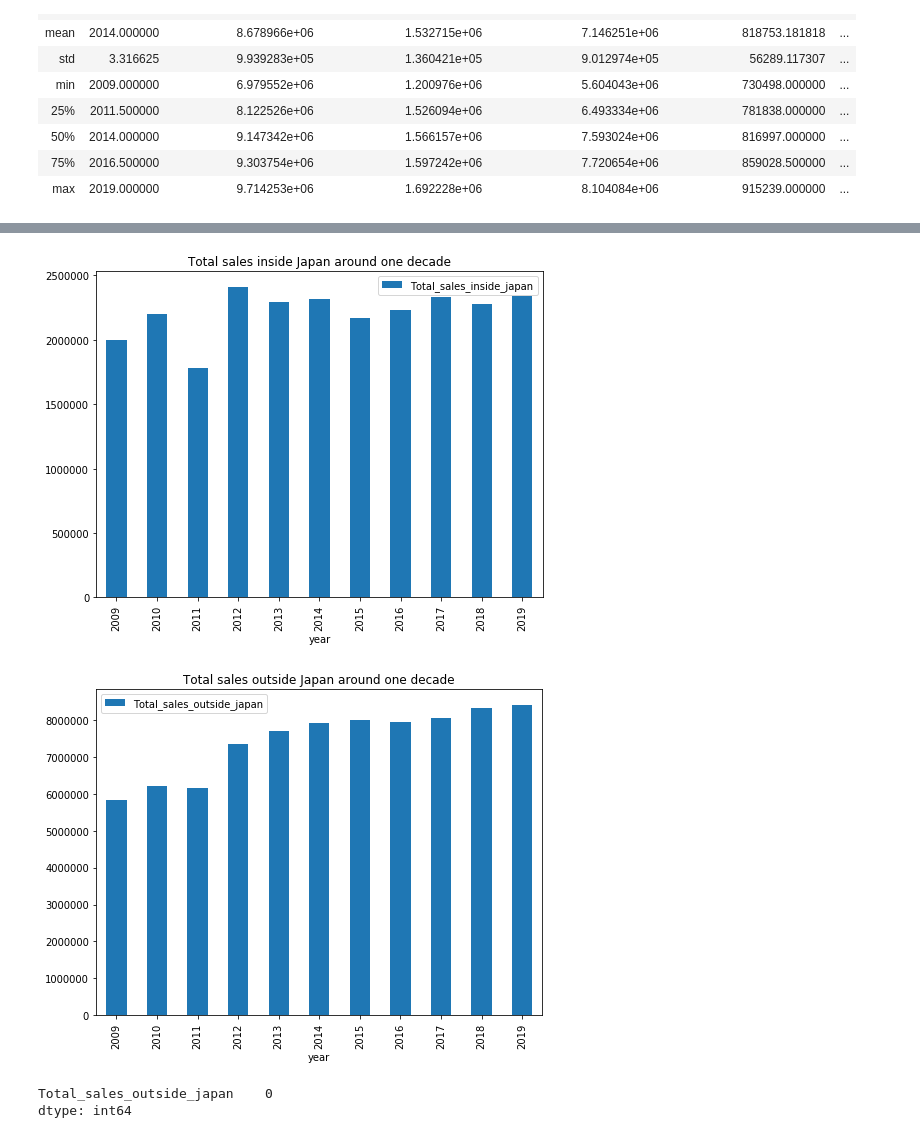
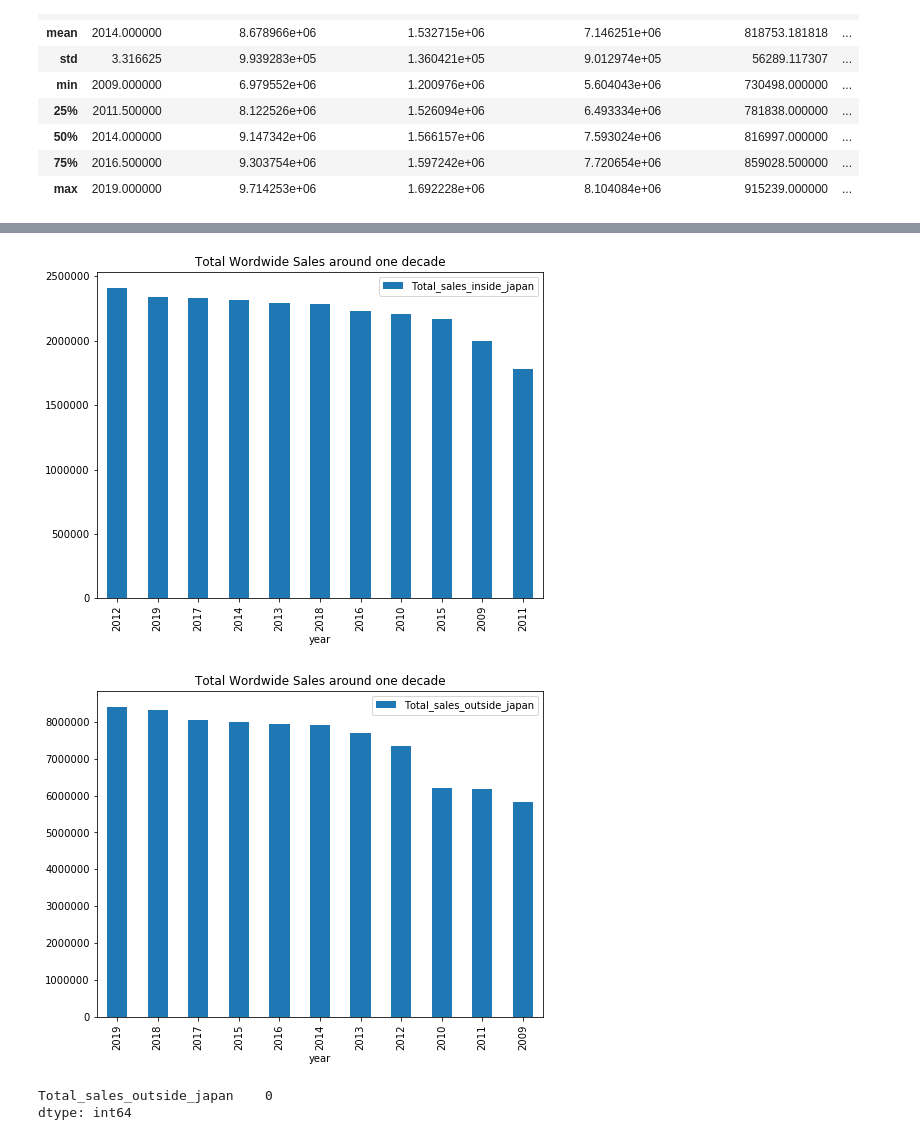
Before and after one commit to karl-johan-grahn/toyota-analysis, a Jupyter notebook: Toyota_car_price_data_analysis.ipynb, the cells around one changed output, grey strips where cells are left out. Saved outputs shown, nothing was run; the diff lists cells and outputs as text; code cells hidden in the pictures.

```diff
--- a/Toyota_car_price_data_analysis.ipynb
+++ b/Toyota_car_price_data_analysis.ipynb
@@ -11,7 +11,7 @@ import seaborn as sns
 from IPython.core.display import display, HTML
 display(HTML("<style>.container { width:100% !important; }</style>"))
 # %%
-sales = pd.read_csv('data/toyota_financial_data.csv')
+sales = pd.read_csv('data/toyota_financial_data_latest.csv')
 sales.head()
 # %% [output]
 |  | year | Toyota_worldwide_sales | Toyota_sales_inside_japan | Toyota_sales_outside_japan | Daihatsu_worldwide_sales | ... |
@@ -117,16 +119,16 @@ plt.show()
 # %%
-df = pd.DataFrame(sales.groupby(['year'])['Total_worldwide_sales'].mean())
+df = pd.DataFrame(sales.groupby(['year'])['Total_worldwide_sales'].mean().sort_values(ascending = False))
 df.plot.bar(figsize=(8,6))
-plt.title('Total worldwide sales around one decade')
+plt.title('Total Wordwide Sales around one decade')
 plt.show()
 
-df = pd.DataFrame(sales.groupby(['year'])['Total_sales_inside_japan'].mean())
+df = pd.DataFrame(sales.groupby(['year'])['Total_sales_inside_japan'].mean().sort_values(ascending = False))
 df.plot.bar(figsize=(8,6))
-plt.title('Total sales inside Japan around one decade')
+plt.title('Total Wordwide Sales around one decade')
 plt.show()
 
-df = pd.DataFrame(sales.groupby(['year'])['Total_sales_outside_japan'].mean())
+df = pd.DataFrame(sales.groupby(['year'])['Total_sales_outside_japan'].mean().sort_values(ascending = False))
 df.plot.bar(figsize=(8,6))
-plt.title('Total sales outside Japan around one decade')
+plt.title('Total Wordwide Sales around one decade')
 plt.show()
 # %% [output]
@@ -134,5 +136,5 @@ plt.show()
-[figure, old version]
+[figure, new version]
-[figure, old version]
+[figure, new version]
 # %%
 # Check if data has some NAN values
 df.isna().sum()
```
Also changed, not shown: parts of 24 cells of this notebook.
